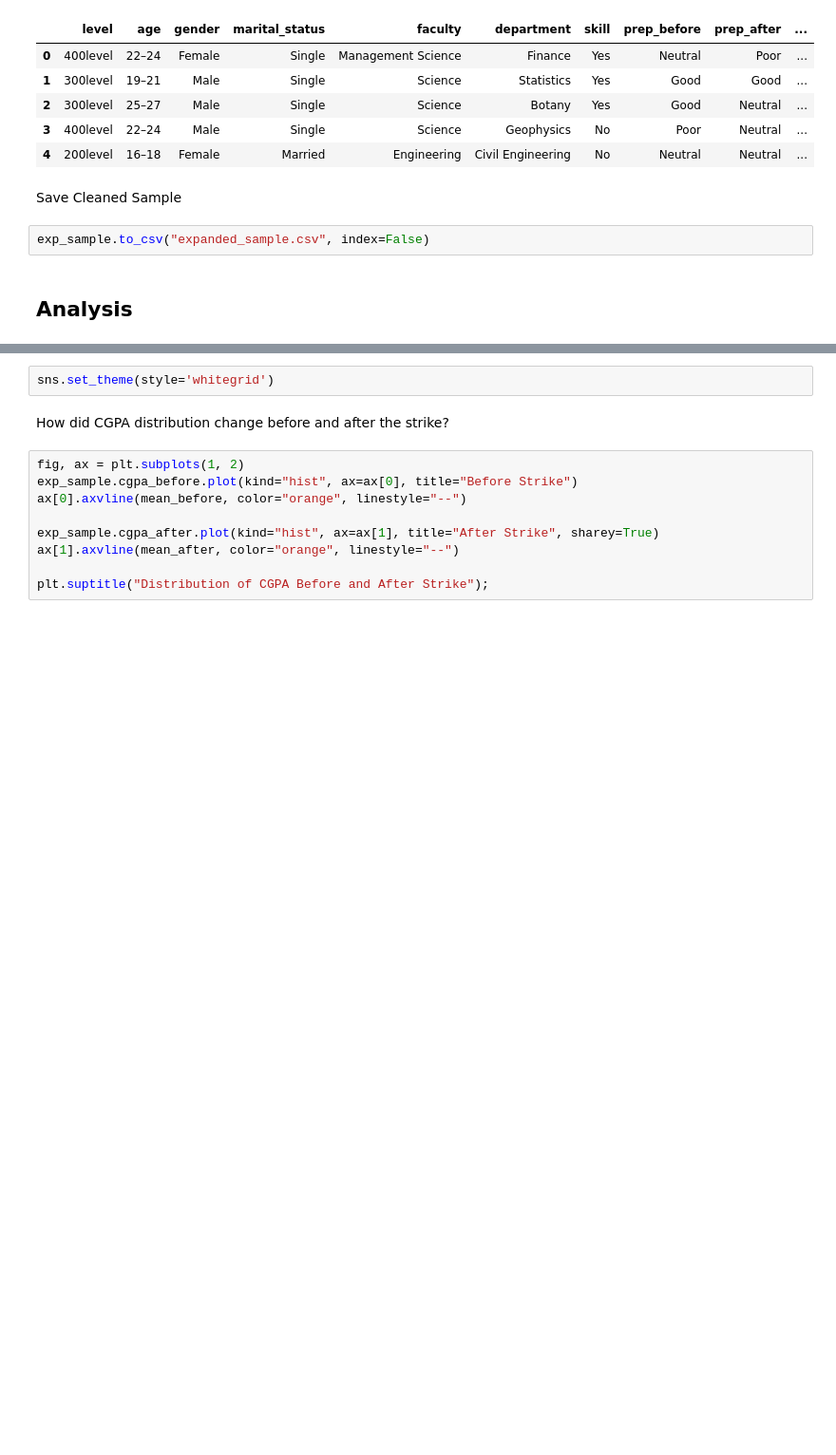
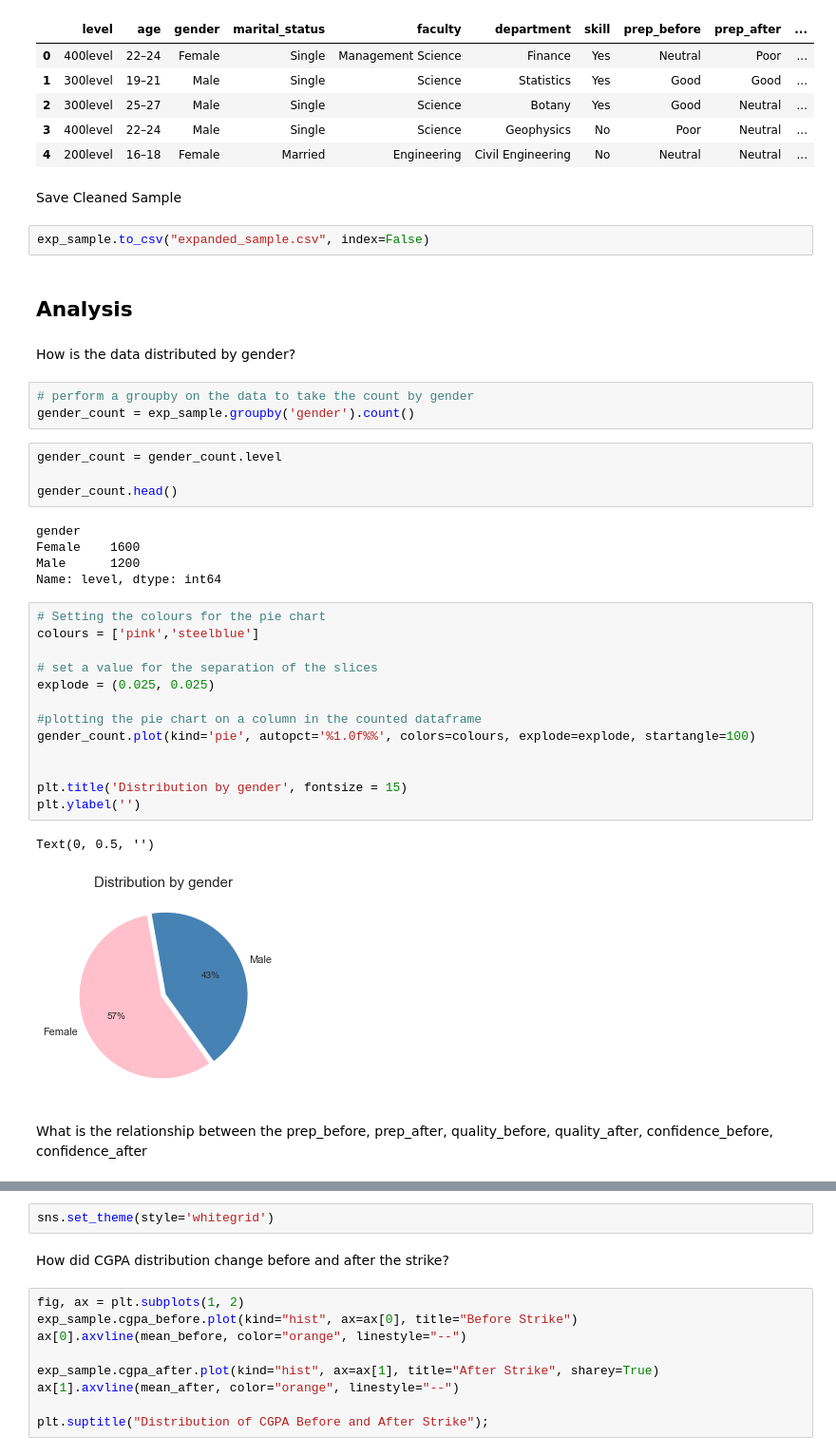
Before and after one commit to socratesjnr/asuu-strike-project, a Jupyter notebook: mock-analysis/test_eda.ipynb, the cells around one changed output, grey strips where cells are left out. Shown at 95% size. Cells and saved outputs as stored; diff of their text form; blank space fills up the shorter version.

Commit message:
Add files via upload
Analyzed the distribution of gender and the relationship between the before and after categories

```diff
--- a/mock-analysis/test_eda.ipynb
+++ b/mock-analysis/test_eda.ipynb
@@ -177,3 +177,35 @@ Save Cleaned Sample
 exp_sample.to_csv("expanded_sample.csv", index=False)
 # %% [markdown]
 ## Analysis
+# %% [markdown]
+How is the data distributed by gender?
+# %%
+# perform a groupby on the data to take the count by gender
+gender_count = exp_sample.groupby('gender').count()
+# %%
+gender_count = gender_count.level
+
+gender_count.head()
+# %% [output]
+gender
+Female    1600
+Male      1200
+Name: level, dtype: int64
+# %%
+# Setting the colours for the pie chart
+colours = ['pink','steelblue']
+
+# set a value for the separation of the slices
+explode = (0.025, 0.025)
+
+#plotting the pie chart on a column in the counted dataframe
+gender_count.plot(kind='pie', autopct='%1.0f%%', colors=colours, explode=explode, startangle=100)
+
+
+plt.title('Distribution by gender', fontsize = 15)
+plt.ylabel('')
+# %% [output]
+Text(0, 0.5, '')
+[figure, added]
+# %% [markdown]
+What is the relationship between the prep_before, prep_after, quality_before, quality_after, confidence_before, confidence_after
```
Also changed, not shown: parts of 14 cells of this notebook.
